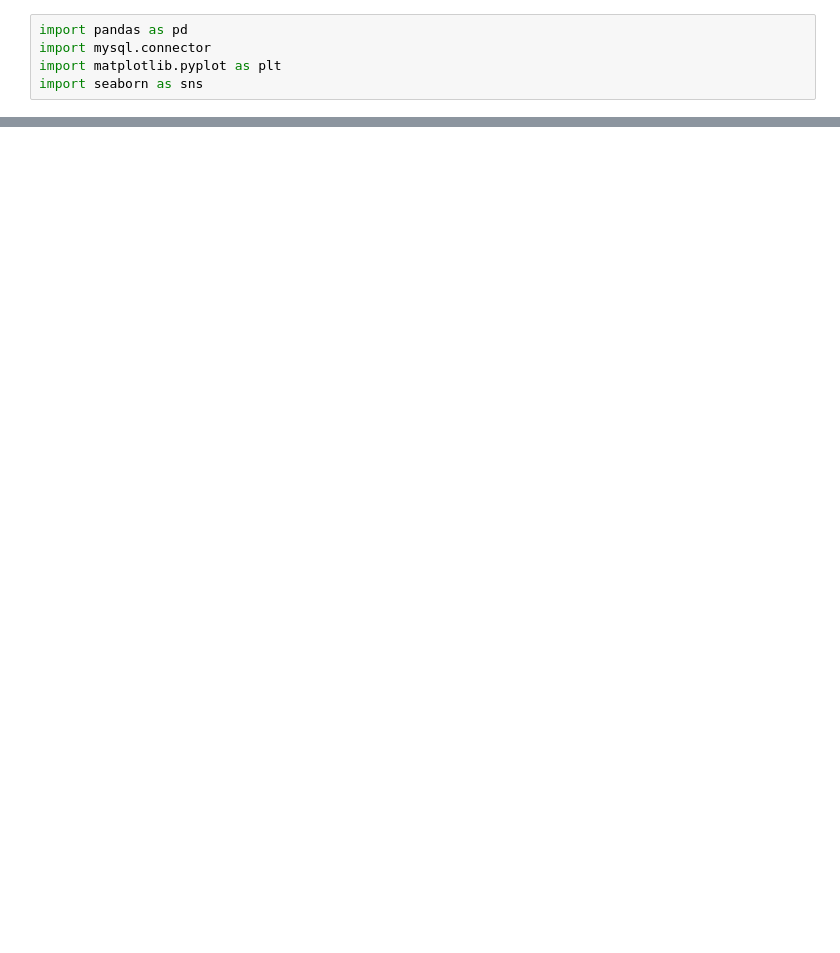
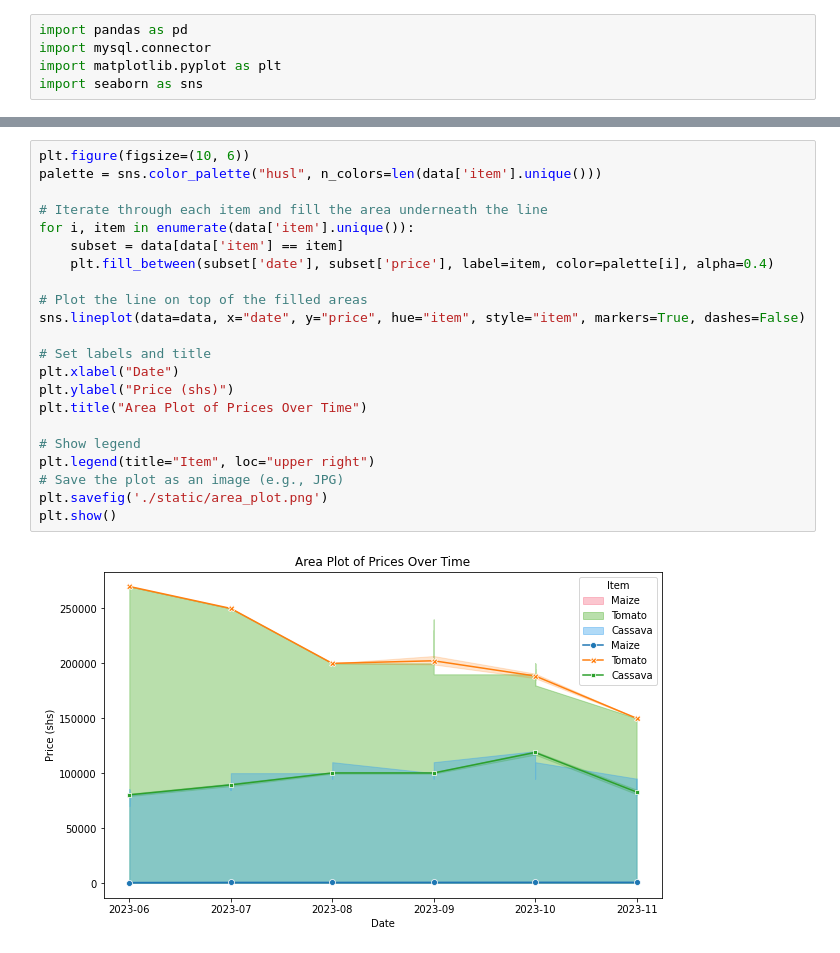
Before and after one commit to Kisekka-Alexander/Prices-Flare, a Jupyter notebook: visualization_notebook.ipynb, the cells around one changed output, grey strips where cells are left out. Cells and saved outputs as stored; diff of their text form; blank space fills up the shorter version.

```diff
--- a/visualization_notebook.ipynb
+++ b/visualization_notebook.ipynb
@@ -33,0 +51,24 @@ plt.savefig('./static/line_plot.png')
+# %%
+plt.figure(figsize=(10, 6))
+palette = sns.color_palette("husl", n_colors=len(data['item'].unique()))
+
+# Iterate through each item and fill the area underneath the line
+for i, item in enumerate(data['item'].unique()):
+    subset = data[data['item'] == item]
+    plt.fill_between(subset['date'], subset['price'], label=item, color=palette[i], alpha=0.4)
+
+# Plot the line on top of the filled areas
+sns.lineplot(data=data, x="date", y="price", hue="item", style="item", markers=True, dashes=False)
+
+# Set labels and title
+plt.xlabel("Date")
+plt.ylabel("Price (shs)")
+plt.title("Area Plot of Prices Over Time")
+
+# Show legend
+plt.legend(title="Item", loc="upper right")
+# Save the plot as an image (e.g., JPG)
+plt.savefig('./static/area_plot.png')
+plt.show()
+# %% [output]
+[figure, added]
```
Also changed, not shown: parts of 3 cells of this notebook, 5 other files.
